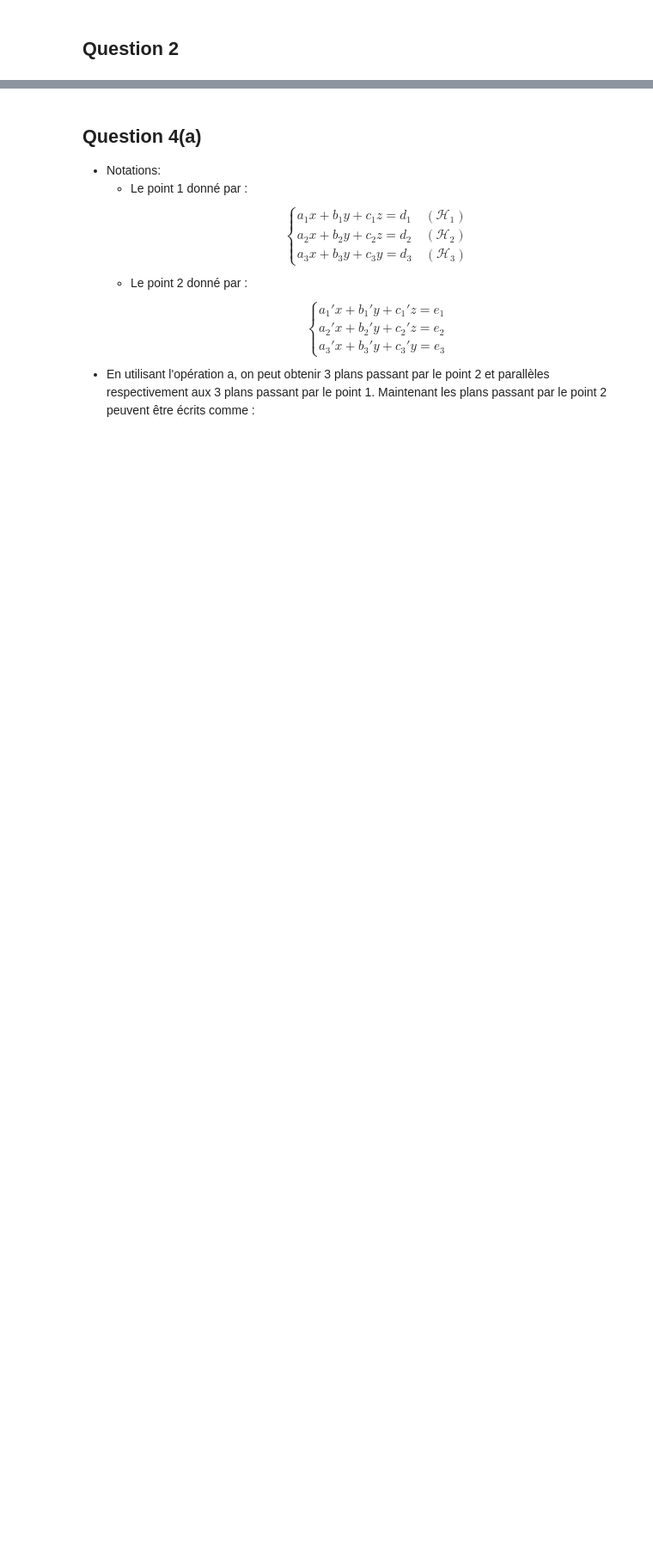
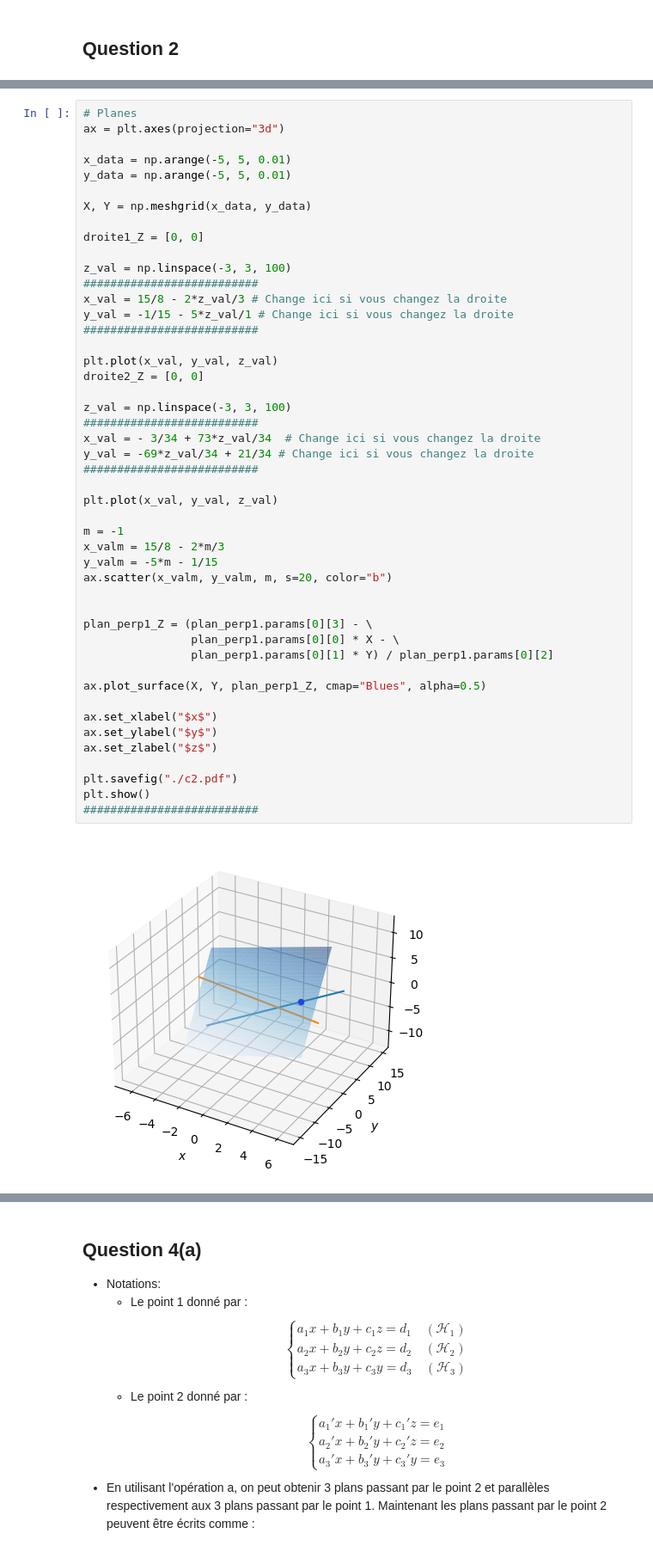
Before and after one commit to Languisher/Projects-2023, a Jupyter notebook: Projet_AL/Projet_Final.ipynb, the cells around one changed output, grey strips where cells are left out. Shown at 86% size. Cells and saved outputs as stored; diff of their text form; blank space fills up the shorter version.

```diff
--- a/Projet_AL/Projet_Final.ipynb
+++ b/Projet_AL/Projet_Final.ipynb
@@ -933,0 +1020,49 @@ perpendiculaire_commune(droite1,droite2)
+# %%
+# Planes
+ax = plt.axes(projection="3d")
+
+x_data = np.arange(-5, 5, 0.01)
+y_data = np.arange(-5, 5, 0.01)
+
+X, Y = np.meshgrid(x_data, y_data)
+
+droite1_Z = [0, 0]
+
+z_val = np.linspace(-3, 3, 100)
+##########################
+x_val = 15/8 - 2*z_val/3 # Change ici si vous changez la droite
+y_val = -1/15 - 5*z_val/1 # Change ici si vous changez la droite
+##########################
+
+plt.plot(x_val, y_val, z_val)
+droite2_Z = [0, 0]
+
+z_val = np.linspace(-3, 3, 100)
+##########################
+x_val = - 3/34 + 73*z_val/34  # Change ici si vous changez la droite
+y_val = -69*z_val/34 + 21/34 # Change ici si vous changez la droite
+##########################
+
+plt.plot(x_val, y_val, z_val)
+
+m = -1
+x_valm = 15/8 - 2*m/3
+y_valm = -5*m - 1/15
+ax.scatter(x_valm, y_valm, m, s=20, color="b")
+
+
+plan_perp1_Z = (plan_perp1.params[0][3] - \
+                plan_perp1.params[0][0] * X - \
+                plan_perp1.params[0][1] * Y) / plan_perp1.params[0][2]
+
+ax.plot_surface(X, Y, plan_perp1_Z, cmap="Blues", alpha=0.5)
+
+ax.set_xlabel("$x$")
+ax.set_ylabel("$y$")
+ax.set_zlabel("$z$")
+
+plt.savefig("./c2.pdf")
+plt.show()
+##########################
+# %% [output]
+[figure, added]
```
Also changed, not shown: parts of 29 cells of this notebook, 14 other files.
